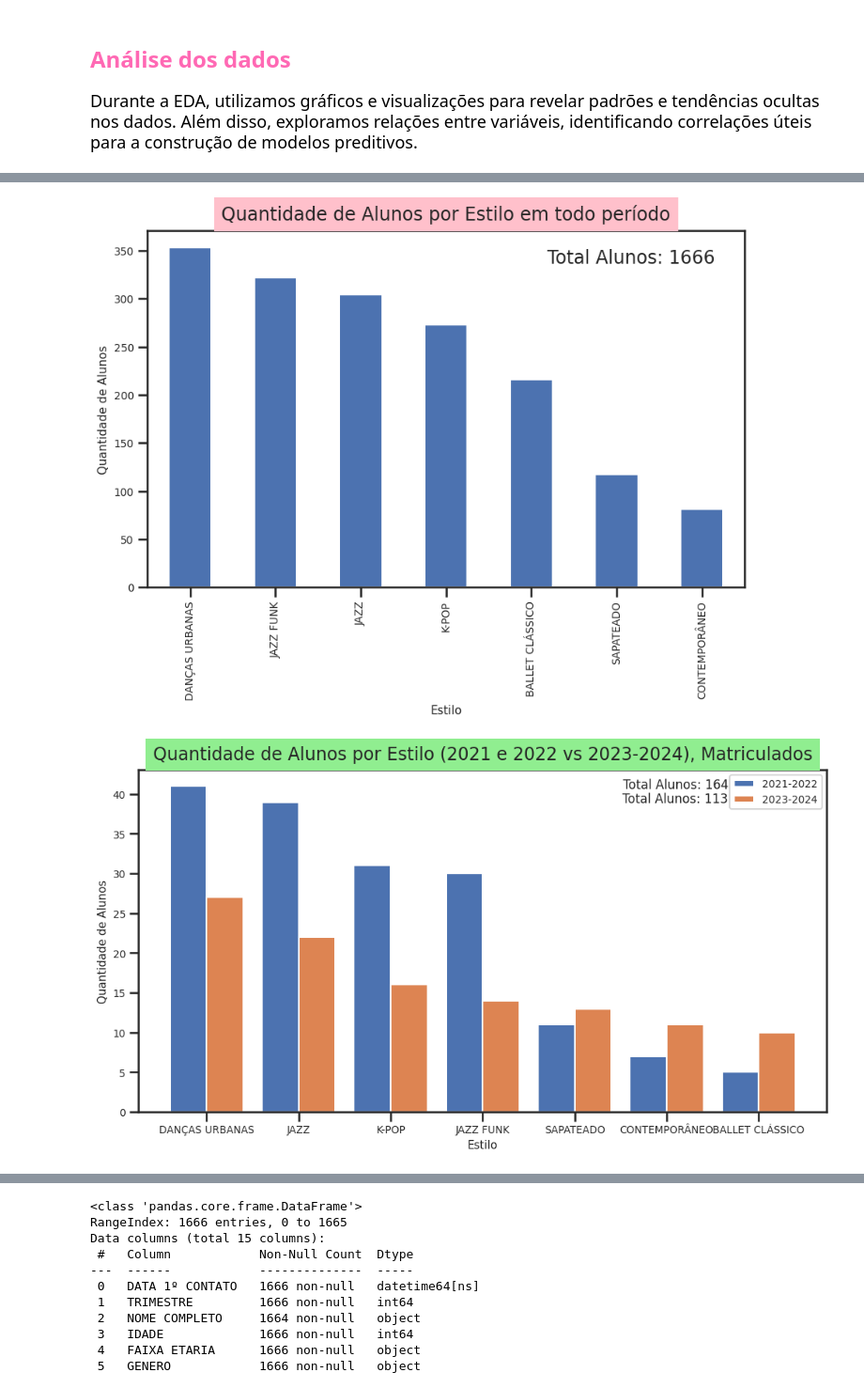
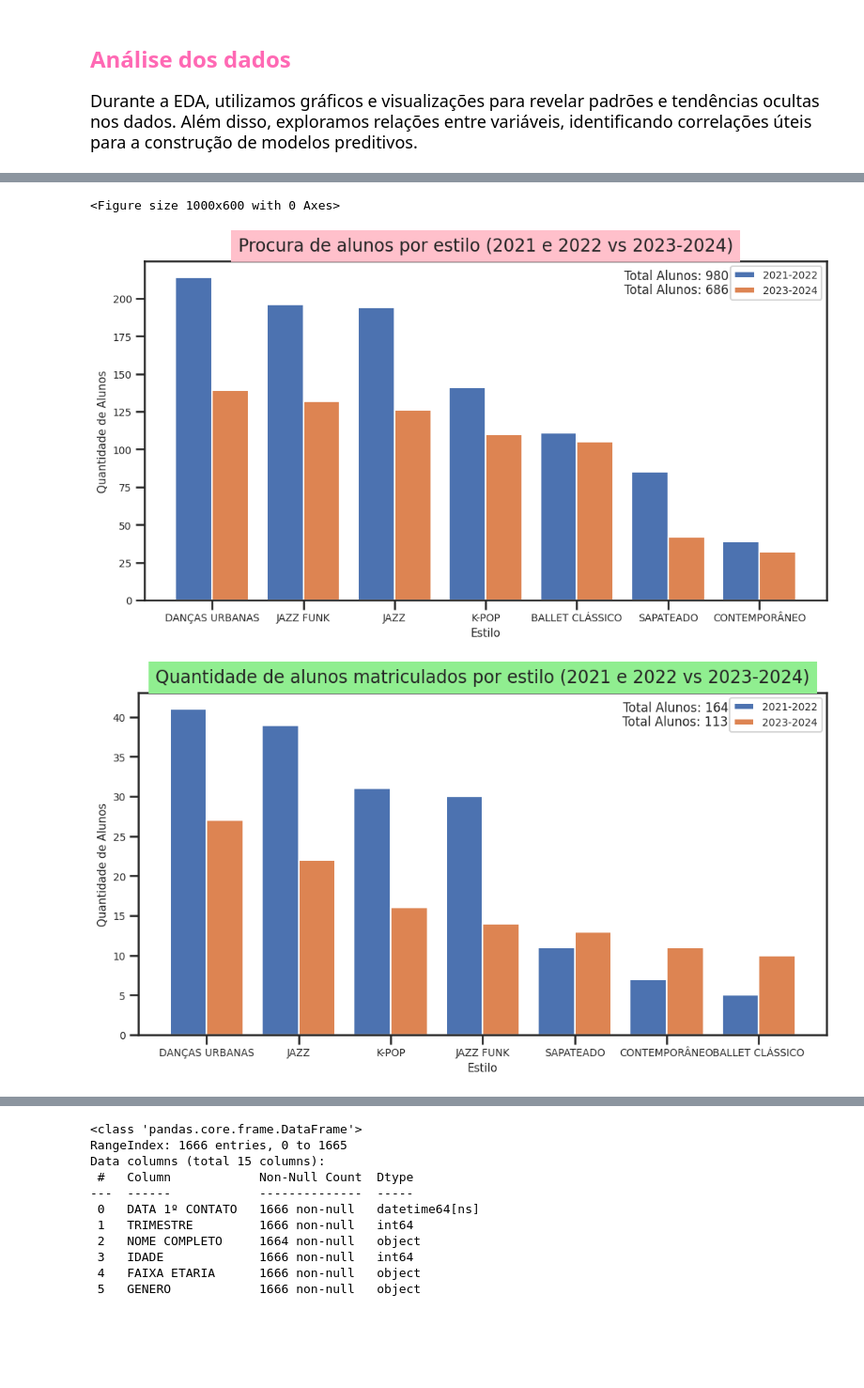
Before and after one commit to KoreTane/PredictiveLeadManagement, a Jupyter notebook: EDA.ipynb, the cells around one changed output, grey strips where cells are left out. Shown at 94% size. Drawn from its saved outputs; the diff is of its cells as text; code cells hidden in the pictures; blank space fills up the shorter version.

```diff
--- a/EDA.ipynb
+++ b/EDA.ipynb
@@ -71,65 +51,75 @@ dfc.head(5)
 # Contar a quantidade de alunos por estilo e Generero
 style_counts1 = dfc['ESTILOS'].value_counts()
 style_counts2 = dfc['GENERO'].value_counts()
+# Filtrar apenas os registros com anos de 2023 e 2024
+filtered_dfCr = dfc[(dfc['DATA 1º CONTATO'].dt.year.isin([2023, 2024]))]
+# Filtrar apenas os registros com anos de 2021 e 2022
+filtered_dfCAr = dfc[(dfc['DATA 1º CONTATO'].dt.year.isin([2021, 2022]))]
 # Filtrar apenas os registros com anos de 2023 e 2024 e situação final 'MATRICULADO'
 filtered_dfC = dfc[(dfc['DATA 1º CONTATO'].dt.year.isin([2023, 2024])) & (dfc['SITUAÇÃO_FINAL'] == 'MATRICULADO')]
-
 # Filtrar apenas os registros com anos de 2021 e 2022 e situação final 'MATRICULADO'
 filtered_dfCA = dfc[(dfc['DATA 1º CONTATO'].dt.year.isin([2021, 2022])) & (dfc['SITUAÇÃO_FINAL'] == 'MATRICULADO')]
-
 # Contar a quantidade de alunos por estilo para 2023 e 2024
 style_counts = filtered_dfC['ESTILOS'].value_counts()
-
 # Contar a quantidade de alunos por estilo para 2021 e 2022
 style_counts_2021_2022 = filtered_dfCA['ESTILOS'].value_counts()
-
+# Contar a quantidade de alunos por estilo para 2023 e 2024
+style_countsr = filtered_dfCr['ESTILOS'].value_counts()
 # Contar a quantidade de alunos por estilo para 2021 e 2022
-style_counts_2021_2022 = filtered_dfCA['ESTILOS'].value_counts()
+style_counts_2021_2022r = filtered_dfCAr['ESTILOS'].value_counts()
 
 # Plotar o gráfico de barras qtd. alundos x estilos
 plt.figure(figsize=(10, 6))
 
-style_counts1.plot(kind='bar')
-plt.title('Quantidade de Alunos por Estilo em todo período',
+style_counts_2021_2022r = style_counts_2021_2022r
+style_counts_2023_2024r = style_countsr
+x = np.arange(len(style_counts_2021_2022r))
+width = 0.4
+
+fig, ax = plt.subplots(figsize=(12, 6))
+ax.bar(x - width/2, style_counts_2021_2022r, width, label='2021-2022')
+ax.bar(x + width/2, style_counts_2023_2024r, width, label='2023-2024')
+
+ax.set_xticks(x)
+ax.set_xticklabels(style_counts_2021_2022r.index)
+ax.set_xlabel('Estilo')
+ax.set_ylabel('Quantidade de Alunos')
+ax.set_title('Procura de alunos por estilo (2021 e 2022 vs 2023-2024)',
            backgroundcolor='#FFC0CB',
            pad=10,
            fontsize=17)
-plt.xlabel('Estilo')
-plt.ylabel('Quantidade de Alunos')
-plt.text(0.95, 0.95, f'Total Alunos: {len(dfc)}', transform=plt.gca().transAxes, ha='right', va='top', fontsize=17)
+ax.legend()
+# Adicionar o Total Alunos ao lado da legenda
+ax.text(0.78, 0.975, f'Total Alunos: {len(filtered_dfCAr)}', transform=ax.transAxes, ha='center', va='top', fontsize=12)
+ax.text(0.78, 0.935, f'Total Alunos: {len(filtered_dfCr)}', transform=ax.transAxes, ha='center', va='top', fontsize=12)
 plt.show()
-
 print('')
 style_counts_2021_2022 = style_counts_2021_2022
 style_counts_2023_2024 = style_counts
 x = np.arange(len(style_counts_2021_2022))
 width = 0.4
 
 fig, ax = plt.subplots(figsize=(12, 6))
 ax.bar(x - width/2, style_counts_2021_2022, width, label='2021-2022')
 ax.bar(x + width/2, style_counts_2023_2024, width, label='2023-2024')
 
 ax.set_xticks(x)
 ax.set_xticklabels(style_counts_2021_2022.index)
 ax.set_xlabel('Estilo')
 ax.set_ylabel('Quantidade de Alunos')
-ax.set_title('Quantidade de Alunos por Estilo (2021 e 2022 vs 2023-2024), Matriculados',
+ax.set_title('Quantidade de alunos matriculados por estilo (2021 e 2022 vs 2023-2024)',
            backgroundcolor='lightgreen',
            pad=10,
            fontsize=17)
 ax.legend()
-
-# Adicionar o Total Alunos ao lado da legenda
-# Adicionar o Total Alunos ao lado da legenda
 # Adicionar o Total Alunos ao lado da legenda
 ax.text(0.78, 0.975, f'Total Alunos: {len(filtered_dfCA)}', transform=ax.transAxes, ha='center', va='top', fontsize=12)
 ax.text(0.78, 0.935, f'Total Alunos: {len(filtered_dfC)}', transform=ax.transAxes, ha='center', va='top', fontsize=12)
-
-
 plt.show()
 # %% [output]
+<Figure size 1000x600 with 0 Axes>
-[figure, old version]
+[figure, new version]
-[figure, old version]
+[figure, new version]
 # %%
 # Criar uma tabela de contingência entre as variáveis
 contingency_table = pd.crosstab(dfc['FAIXA ETARIA'], dfc['ESTILOS'])
```
Also changed, not shown: parts of 15 cells of this notebook.
